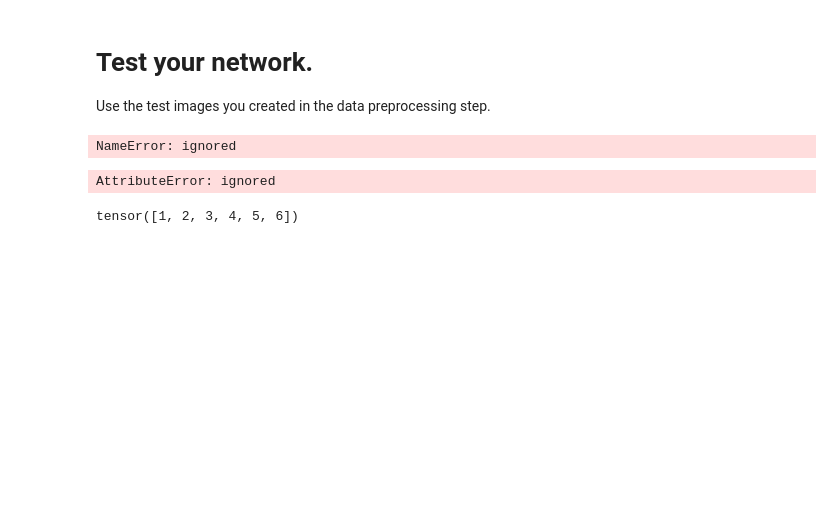
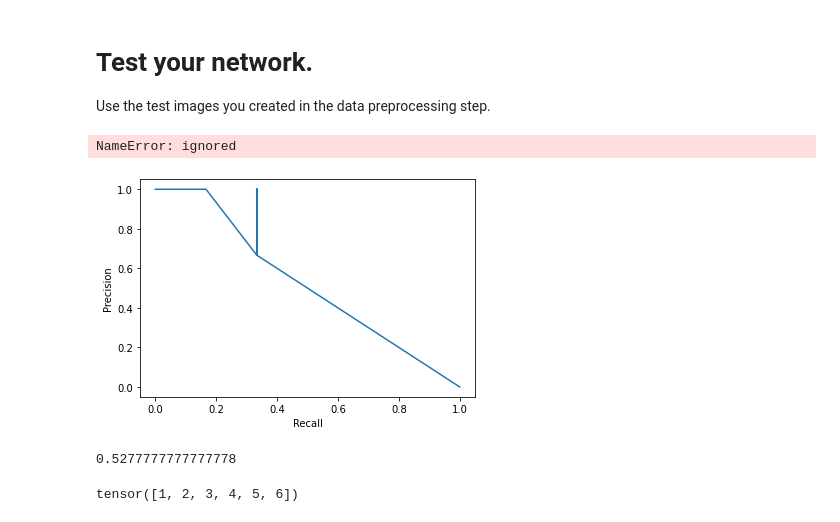
Before and after one commit to panxiaofan/Advanced-Mahchine-Perception, a Jupyter notebook: HW2_yolo_unfinished_code_v3.ipynb, the cells around one changed output. Cells and saved outputs as stored; diff of their text form; code cells hidden in the pictures; blank space fills up the shorter version.

```diff
--- a/HW2_yolo_unfinished_code_v3.ipynb
+++ b/HW2_yolo_unfinished_code_v3.ipynb
@@ -843,6 +843,10 @@ for batch_idx, (data, target) in enumerate(test_dataloader):
 # %% [output]
 NameError: ignored
 # %%
+import matplotlib.pyplot as plt
+import torch
+import numpy as np
+from sklearn import metrics
 nms_threshold = 0.4
 pc_threshold=0.6
 class_match=np.array([0,1,0,1])
@@ -857,34 +861,36 @@ def average_precision(class_match,class_score,class_trues):
     for i, th in enumerate(ln):
       # if i ==2:
       #   break
       matches = (class_score>th).nonzero() ## index where score > th  mathes is tuple of array
       # print(class_match[matches])
       TP=np.count_nonzero(class_match[matches]==1)
       total_positive=len(class_match[matches])
       # print(TP<total_positive)
       precision=1
       if total_positive>0:
         precision=TP/total_positive
       recall=1
       if class_trues>0:
         recall=TP/class_trues
       precision_mat[i]=precision
       recall_mat[i]=recall
     precision_mat[100]=0
     recall_mat[100]=1
     sorted_index=np.argsort(recall_mat)
     sorted_recall=recall_mat[sorted_index]
     sorted_precision=precision_mat[sorted_index]
     # print(np.count_nonzero(precision_mat))
     # print(np.count_nonzero(recall_mat))
     area=metrics.auc(sorted_recall, sorted_precision)
     plt.plot(sorted_recall, sorted_precision)
     plt.xlabel("Recall")
     plt.ylabel("Precision")
     plt.show()
     return area
+average_precision(class_match,class_score,class_trues)
 # %% [output]
+[figure, added]
-AttributeError: ignored
+0.5277777777777778
 # %%
 a = torch.tensor([1, 2, 3])
 b = torch.tensor([4, 5, 6])
```
